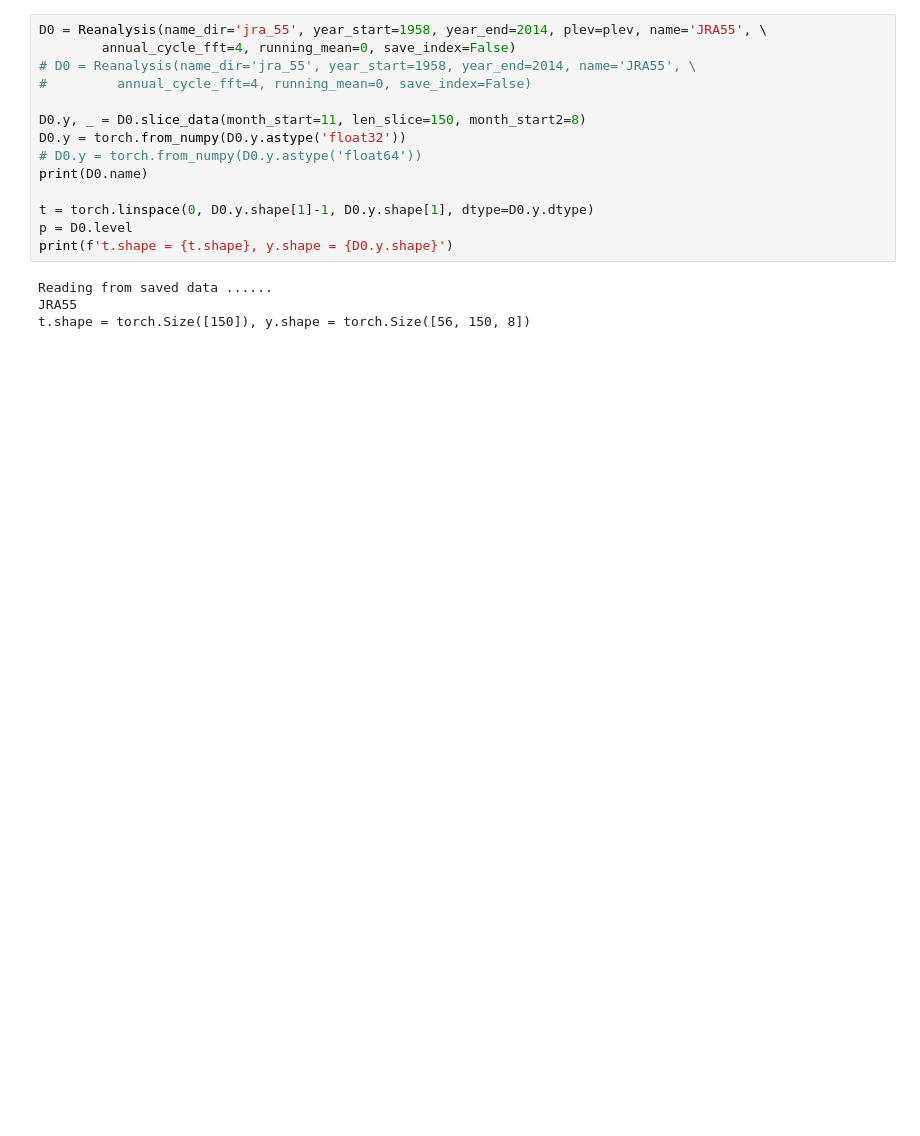
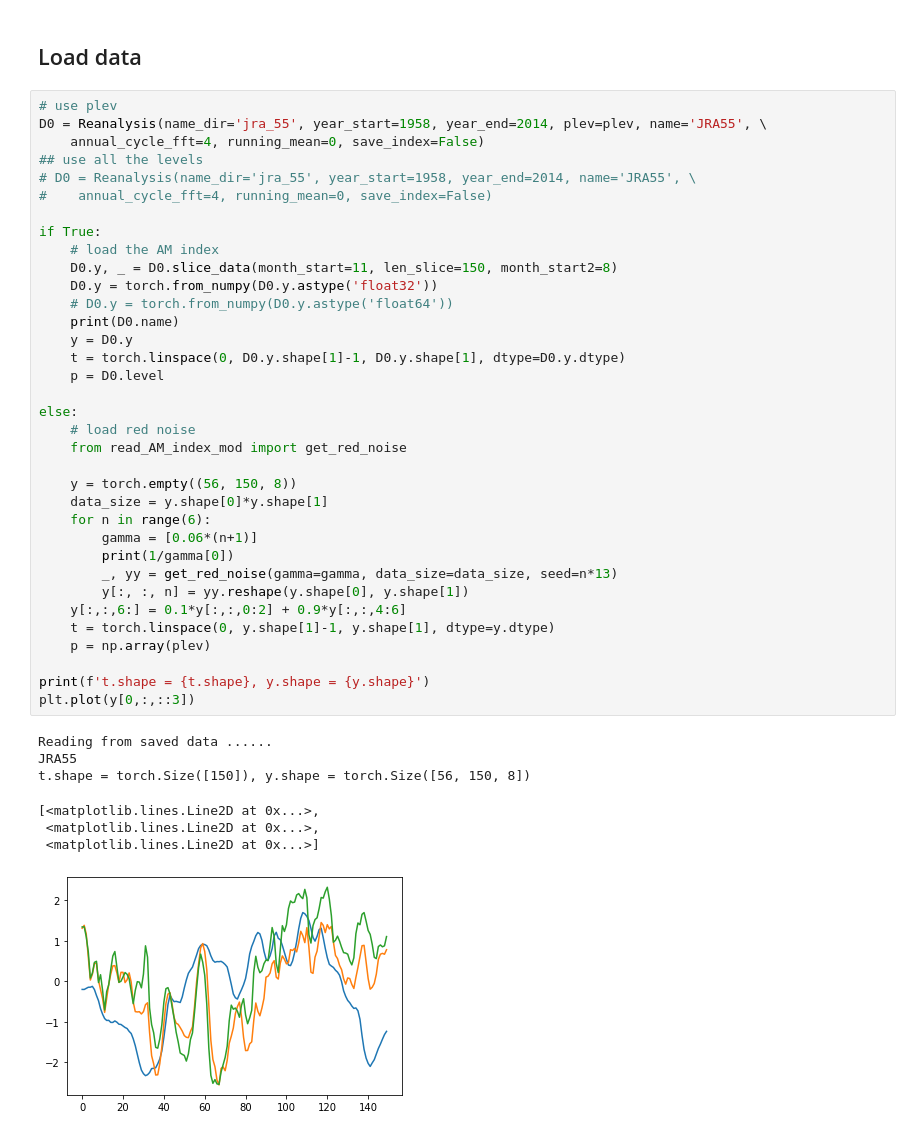
Before and after one commit to gchenpu/python, a Jupyter notebook: AM_indices/v1.0/lim_AM_index_pt_standalone.ipynb, the cells around one changed output. Drawn from its saved outputs; the diff is of its cells as text; blank space fills up the shorter version.

```diff
--- a/AM_indices/lim_AM_index_pt_standalone.ipynb
+++ b/AM_indices/v1.0/lim_AM_index_pt_standalone.ipynb
@@ -29,23 +33,50 @@ with open("model_list.txt", "r") as f:
 # model_list.remove("UKESM1")
 
 plev = [1000.,  850.,  700.,  500.,  250.,  100.,   50.,   10.]
+# %% [markdown]
+## Load data
 # %%
+# use plev
 D0 = Reanalysis(name_dir='jra_55', year_start=1958, year_end=2014, plev=plev, name='JRA55', \
-        annual_cycle_fft=4, running_mean=0, save_index=False)
+    annual_cycle_fft=4, running_mean=0, save_index=False)
+## use all the levels
 # D0 = Reanalysis(name_dir='jra_55', year_start=1958, year_end=2014, name='JRA55', \
-#         annual_cycle_fft=4, running_mean=0, save_index=False)
+#    annual_cycle_fft=4, running_mean=0, save_index=False)
 
-D0.y, _ = D0.slice_data(month_start=11, len_slice=150, month_start2=8)
-D0.y = torch.from_numpy(D0.y.astype('float32'))
-# D0.y = torch.from_numpy(D0.y.astype('float64'))
-print(D0.name)
+if True:
+    # load the AM index
+    D0.y, _ = D0.slice_data(month_start=11, len_slice=150, month_start2=8)
+    D0.y = torch.from_numpy(D0.y.astype('float32'))
+    # D0.y = torch.from_numpy(D0.y.astype('float64'))
+    print(D0.name)
+    y = D0.y
+    t = torch.linspace(0, D0.y.shape[1]-1, D0.y.shape[1], dtype=D0.y.dtype)
+    p = D0.level
 
-t = torch.linspace(0, D0.y.shape[1]-1, D0.y.shape[1], dtype=D0.y.dtype)
-p = D0.level
-print(f't.shape = {t.shape}, y.shape = {D0.y.shape}')
+else:
+    # load red noise
+    from read_AM_index_mod import get_red_noise
+
+    y = torch.empty((56, 150, 8))
+    data_size = y.shape[0]*y.shape[1]
+    for n in range(6):
+        gamma = [0.06*(n+1)]
+        print(1/gamma[0])
+        _, yy = get_red_noise(gamma=gamma, data_size=data_size, seed=n*13)
+        y[:, :, n] = yy.reshape(y.shape[0], y.shape[1])
+    y[:,:,6:] = 0.1*y[:,:,0:2] + 0.9*y[:,:,4:6]
+    t = torch.linspace(0, y.shape[1]-1, y.shape[1], dtype=y.dtype)
+    p = np.array(plev)
+
+print(f't.shape = {t.shape}, y.shape = {y.shape}')
+plt.plot(y[0,:,::3])
 # %% [output]
 Reading from saved data ......
 JRA55
 t.shape = torch.Size([150]), y.shape = torch.Size([56, 150, 8])
+[<matplotlib.lines.Line2D at 0x...>,
+ <matplotlib.lines.Line2D at 0x...>,
+ <matplotlib.lines.Line2D at 0x...>]
+[figure, added]
 # %%
 def visualization():
```
Also changed, not shown: parts of 7 cells of this notebook, 14 other files.
